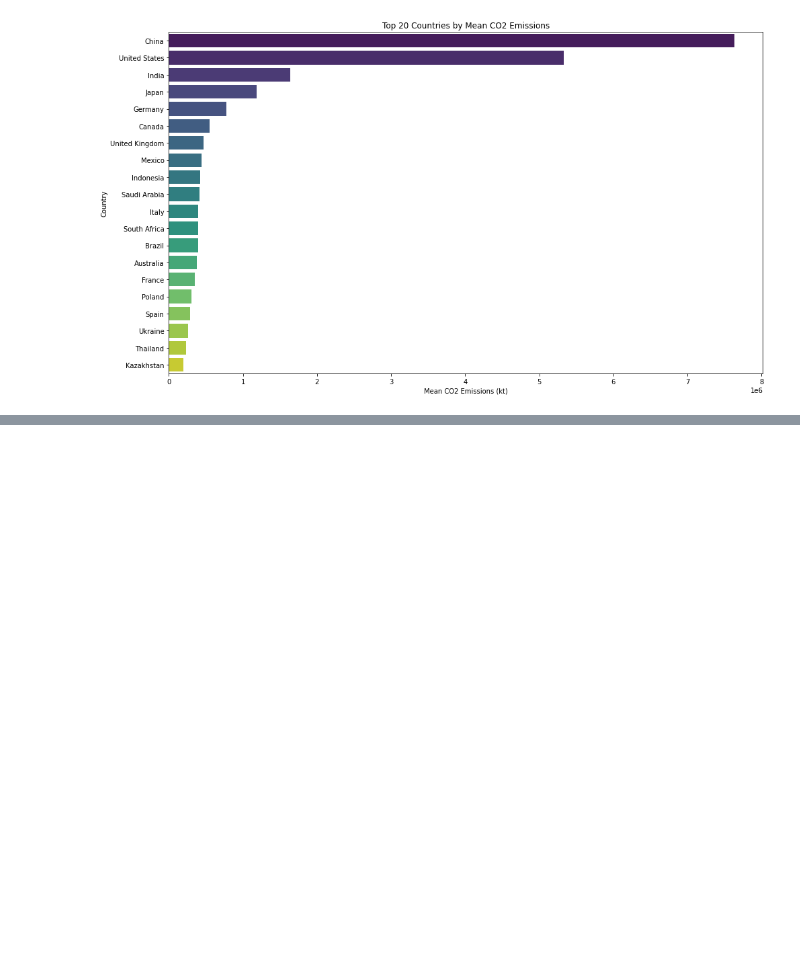
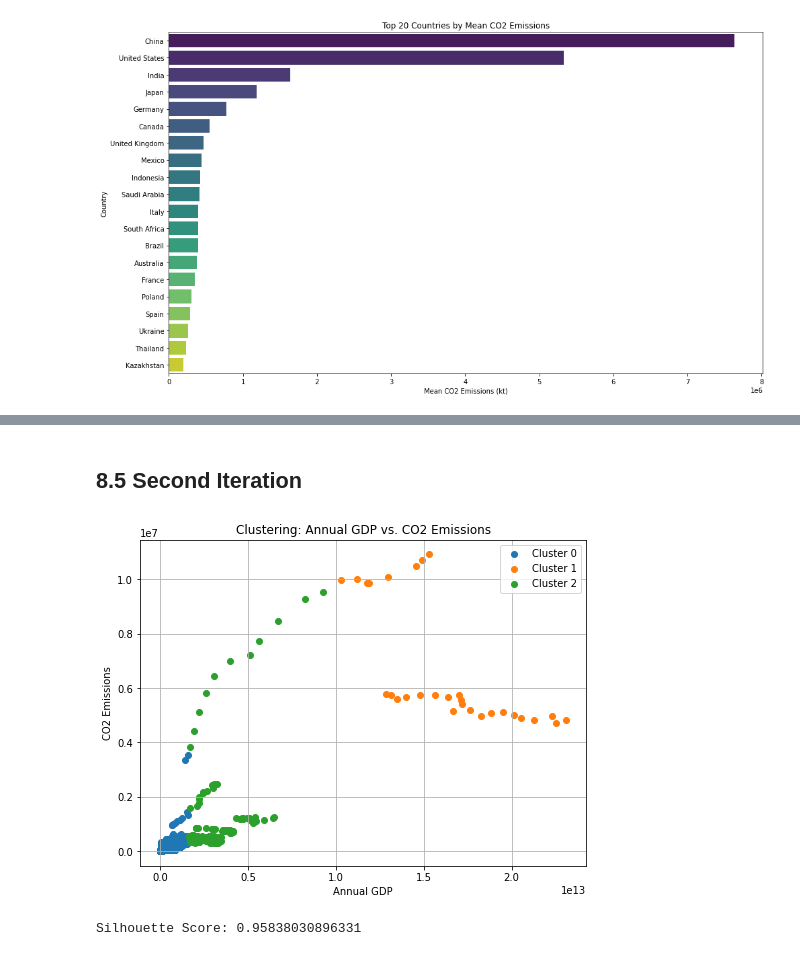
Before and after one commit to CarinaQi/CO2-Emissions-CRISP-DM, a Jupyter notebook: Spark DataFrame - Basics.ipynb, the cells around one changed output, grey strips where cells are left out. Saved outputs shown, nothing was run; the diff lists cells and outputs as text; code cells hidden in the pictures; blank space fills up the shorter version.

Commit message:
iteration4

```diff
--- a/Spark DataFrame - Basics.ipynb
+++ b/Spark DataFrame - Basics.ipynb
@@ -732,0 +957,60 @@ plt.show()
+# %% [markdown]
+## 8.5 Second Iteration
+# %%
+from pyspark.sql import SparkSession
+from pyspark.ml.feature import VectorAssembler
+from pyspark.ml.clustering import KMeans
+import matplotlib.pyplot as plt
+from pyspark.sql.types import DoubleType
+
+# Drop rows with missing values
+df_clean = df_new.dropna(subset=["Annual_gdp", "Value_co2_emissions_kt_by_country"])
+
+# Create a vector assembler
+vector_assembler = VectorAssembler(inputCols=["Annual_gdp", "Value_co2_emissions_kt_by_country"], outputCol="features")
+
+# Vectorize the features
+vectorized_df = vector_assembler.transform(df_clean)
+
+# Convert features to DoubleType
+vectorized_df = vectorized_df.withColumn("Annual_gdp", vectorized_df["Annual_gdp"].cast(DoubleType()))
+vectorized_df = vectorized_df.withColumn("Value_co2_emissions_kt_by_country", vectorized_df["Value_co2_emissions_kt_by_country"].cast(DoubleType()))
+
+# Cluster the data using k-means
+kmeans = KMeans(k=3, seed=1)
+model = kmeans.fit(vectorized_df)
+
+# Get the cluster centers
+centers = model.clusterCenters()
+
+# Extract the annual GDP and CO2 emissions values
+annual_gdp = [center[0] for center in centers]
+co2_emissions = [center[1] for center in centers]
+
+# Plot the clusters
+plt.figure(figsize=(8, 6))
+for cluster in range(3):  # assuming k=3 clusters
+    cluster_data = clustered_df.filter(clustered_df["prediction"] == cluster)
+    plt.scatter(cluster_data.select("Annual_gdp").rdd.flatMap(lambda x: x).collect(),
+                cluster_data.select("Value_co2_emissions_kt_by_country").rdd.flatMap(lambda x: x).collect(),
+                label=f'Cluster {cluster}')
+plt.xlabel('Annual GDP')
+plt.ylabel('CO2 Emissions')
+plt.title('Clustering: Annual GDP vs. CO2 Emissions')
+plt.legend()
+plt.grid(True)
+plt.show()
+# %% [output]
+[figure, added]
+# %%
+from pyspark.ml.evaluation import ClusteringEvaluator
+
+# Make predictions
+predictions = model.transform(vectorized_df)
+
+# Evaluate clustering by computing Silhouette score
+evaluator = ClusteringEvaluator()
+silhouette_score = evaluator.evaluate(predictions)
+print(f"Silhouette Score: {silhouette_score}")
+# %% [output]
+Silhouette Score: 0.95838030896331
```
Also changed, not shown: parts of 74 cells of this notebook.
